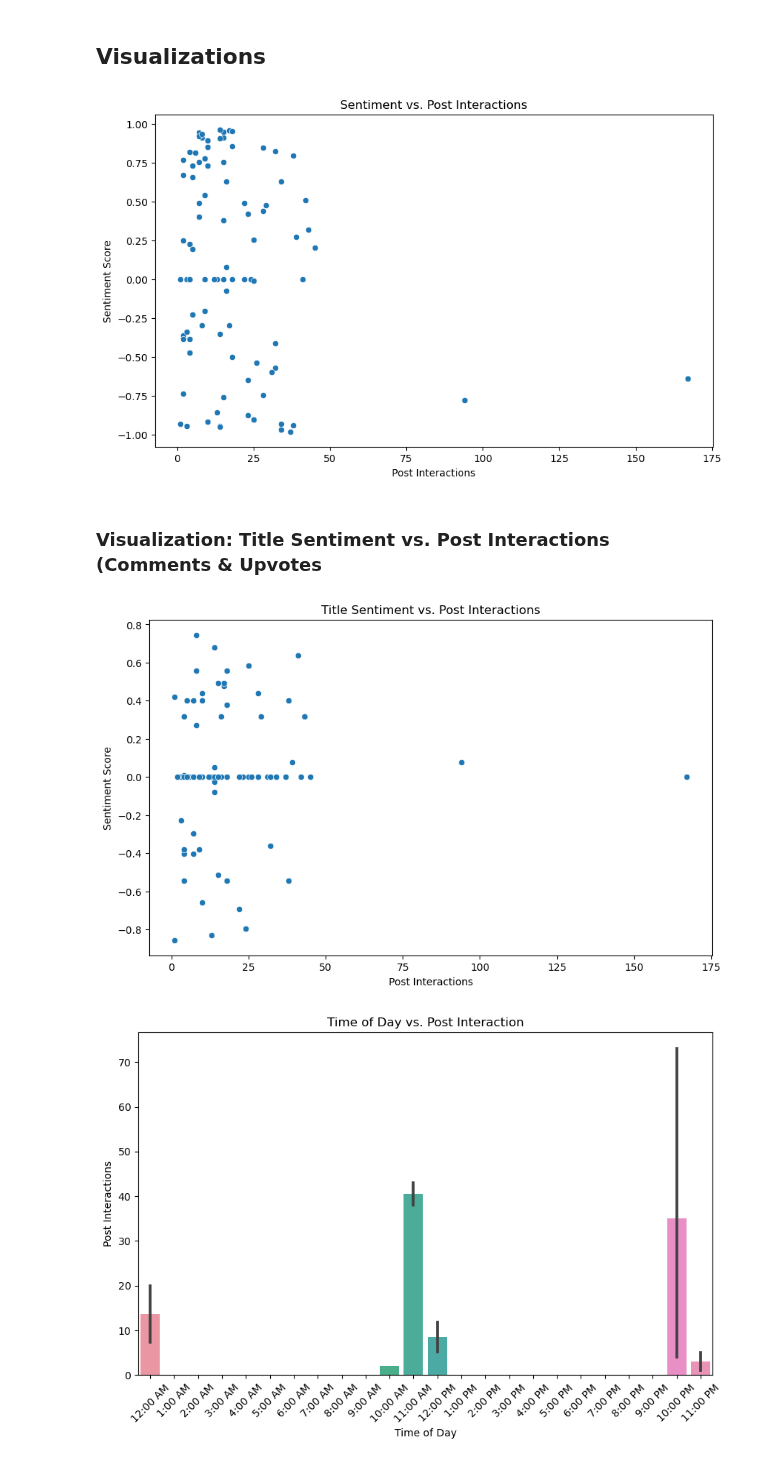
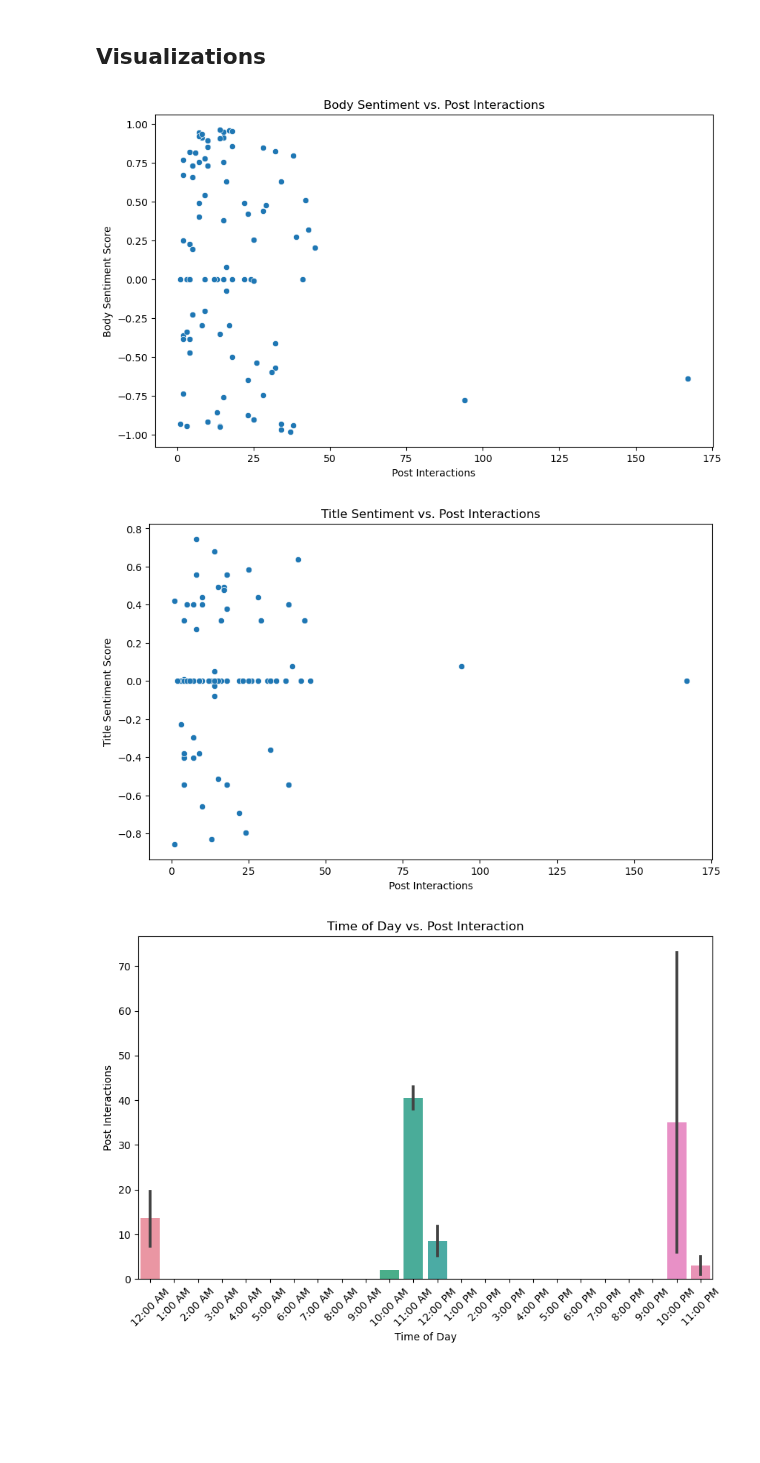
Before and after one commit to ReproTeach/final-project-cc-final-project, a Jupyter notebook: final_project.ipynb, the cells around one changed output. Saved outputs shown, nothing was run; the diff lists cells and outputs as text; code cells hidden in the pictures; blank space fills up the shorter version.

```diff
--- a/final_project.ipynb
+++ b/final_project.ipynb
@@ -162,24 +184,22 @@ df['title_sentiment'] = df['title'].apply(lambda x: sia.polarity_scores(x)['comp
 # %%
 # Visualization: Body Sentiment vs. Upvotes
 plt.figure(figsize=(10, 6))
 sns.scatterplot(x='interaction', y='body_sentiment', data=df)
 plt.xlabel('Post Interactions')
-plt.ylabel('Sentiment Score')
-plt.title('Sentiment vs. Post Interactions')
+plt.ylabel('Body Sentiment Score')
+plt.title('Body Sentiment vs. Post Interactions')
 plt.show()
 # %% [output]
-[figure, old version]
+[figure, new version]
-# %% [markdown]
-### Visualization: Title Sentiment vs. Post Interactions (Comments & Upvotes
 # %%
 plt.figure(figsize=(10, 6))
 sns.scatterplot(x='interaction', y='title_sentiment', data=df)
 plt.xlabel('Post Interactions')
-plt.ylabel('Sentiment Score')
+plt.ylabel('Title Sentiment Score')
 plt.title('Title Sentiment vs. Post Interactions')
 plt.show()
 # %% [output]
-[figure, old version]
+[figure, new version]
 # %%
 # Adding a new column that converts the 'timestamp' column to include only the time
 df['time'] = pd.to_datetime(df['timestamp'])
```
Also changed, not shown: parts of 17 cells of this notebook.
